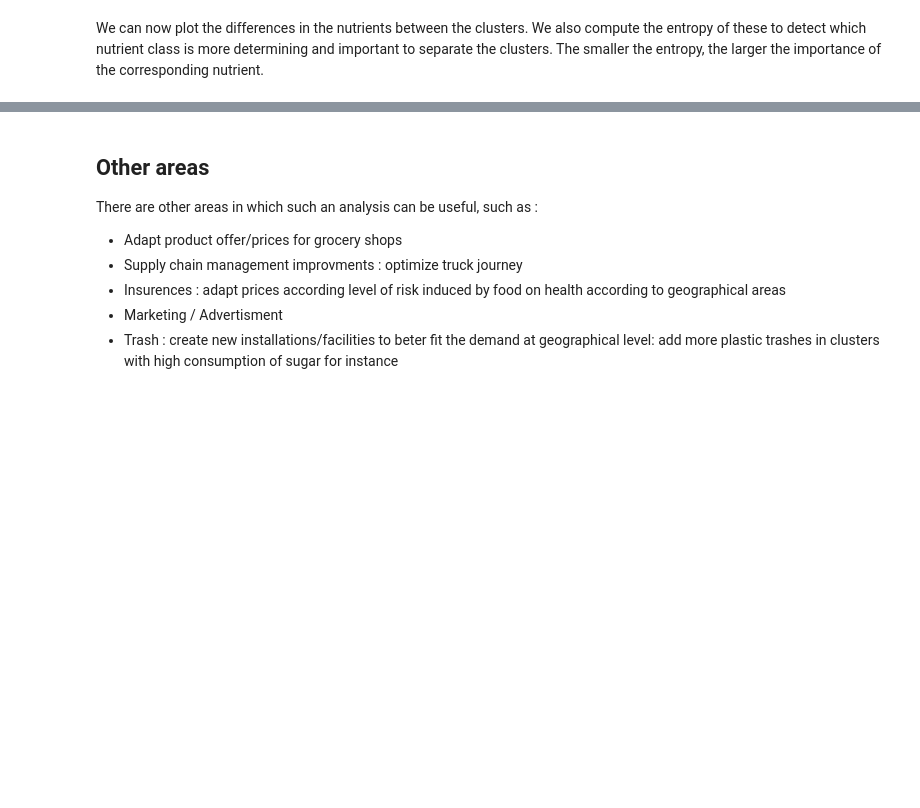
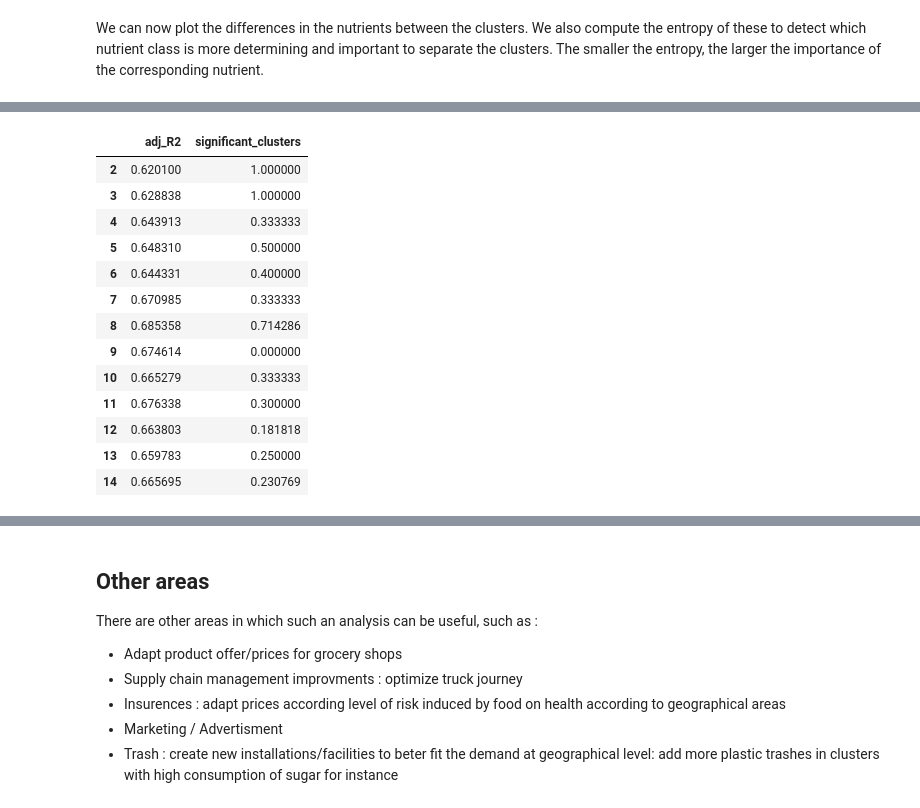
Before and after one commit to epfl-ada/ada-2020-project-milestone-p3-p3_pleutre, a Jupyter notebook: Merged.ipynb, the cells around one changed output, grey strips where cells are left out. Saved outputs shown, nothing was run; the diff lists cells and outputs as text; code cells hidden in the pictures; blank space fills up the shorter version.

```diff
--- a/Merged.ipynb
+++ b/Merged.ipynb
@@ -926,6 +934,9 @@ grocery.iloc[:,:] = min_max_scaler.fit_transform(grocery)
 # %%
-cluster = grocery.copy(deep=True)
-for k in range(2, 9):
+cluster = pd.DataFrame(index=osward.index)
+k_range = range(2, 15)
+for k in k_range:
     # Assign the labels to the clusters
-    labels = KMeans(n_clusters=k, random_state=10).fit_predict(grocery)
-    cluster['k'+str(k)] = labels
+    labels = KMeans(n_clusters=k, random_state=10).fit_predict(osward)
+    cluster['cluster_'+str(k)] = labels
+
+diabetes_regression = diabetes_regression.join(cluster, how='inner')
@@ -952,0 +1021,17 @@ WARNING:tornado.access:403 GET /ws (::1) 1.11ms
+# %%
+cluster_regression_metrics
+# %% [output]
+|  | adj_R2 | significant_clusters |
+| 2 | 0.620100 | 1.000000 |
+| 3 | 0.628838 | 1.000000 |
+| 4 | 0.643913 | 0.333333 |
+| 5 | 0.648310 | 0.500000 |
+| 6 | 0.644331 | 0.400000 |
+| 7 | 0.670985 | 0.333333 |
+| 8 | 0.685358 | 0.714286 |
+| 9 | 0.674614 | 0.000000 |
+| 10 | 0.665279 | 0.333333 |
+| 11 | 0.676338 | 0.300000 |
+| 12 | 0.663803 | 0.181818 |
+| 13 | 0.659783 | 0.250000 |
+| 14 | 0.665695 | 0.230769 |
```
Also changed, not shown: parts of 19 cells of this notebook.
